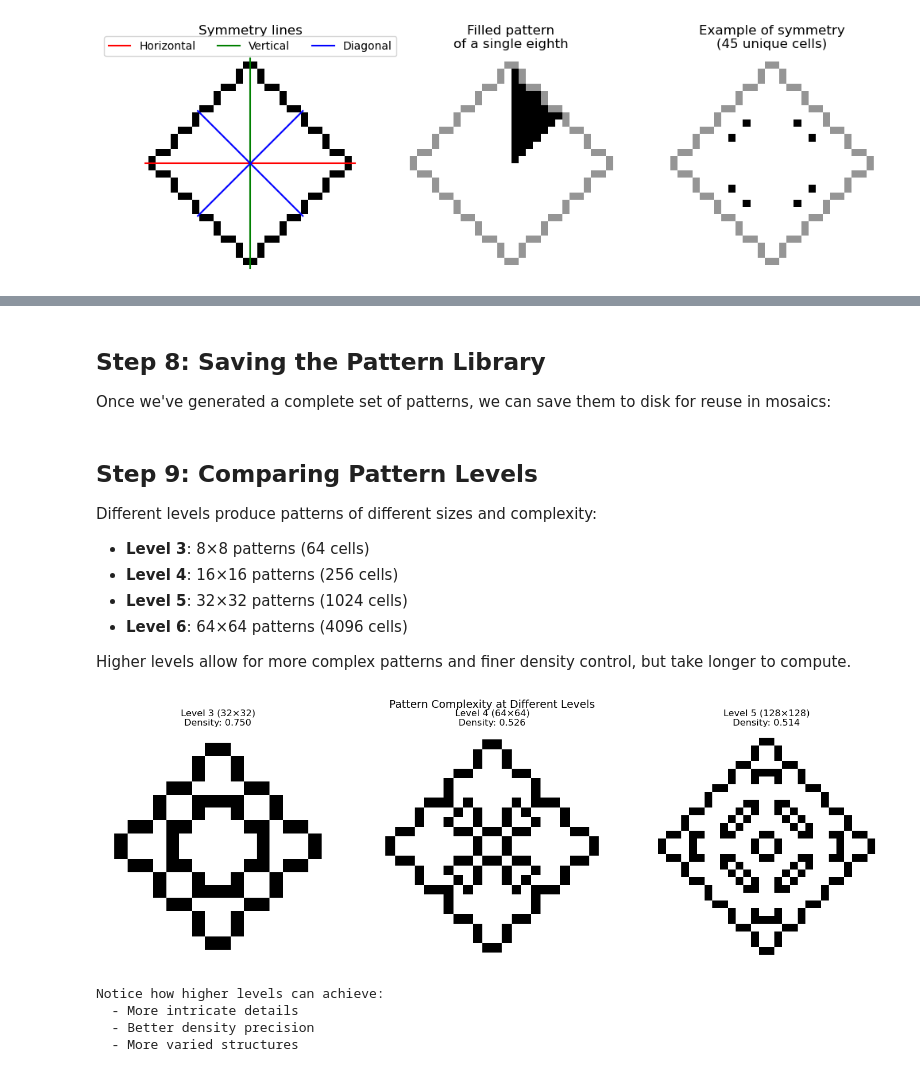
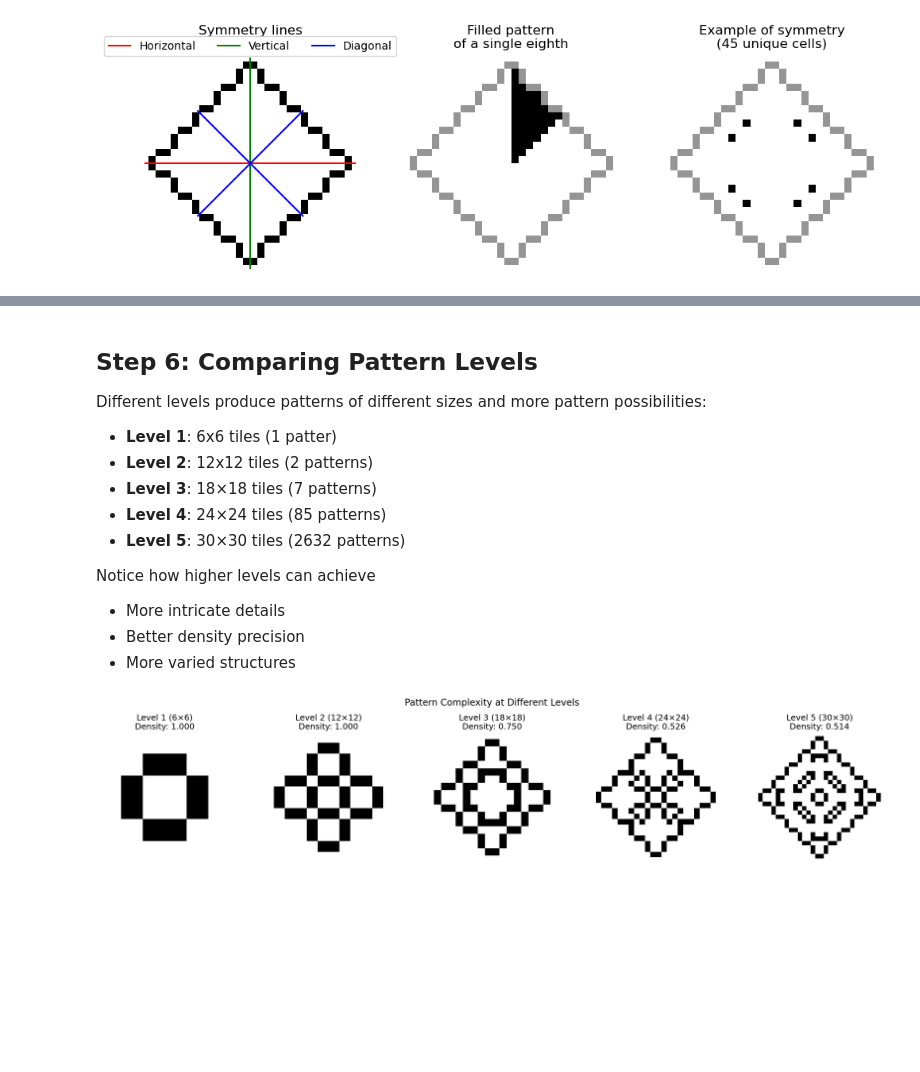
Before and after one commit to mrollier/game-of-life-mosaics, a Jupyter notebook: notebooks/pattern_generation.ipynb, the cells around one changed output, grey strips where cells are left out. Drawn from its saved outputs; the diff is of its cells as text; code cells hidden in the pictures; blank space fills up the shorter version.

```diff
--- a/notebooks/pattern_generation.ipynb
+++ b/notebooks/pattern_generation.ipynb
@@ -377,12 +187,14 @@ The `PatternLibrary.generate()` class method uses Gurobi to find all possible st
 # %%
-# TODO this does not work very well yet
-
-level=4
-solution_limit = 10
+level=1
+solution_limit = 100
 
 # Generate patterns for desired level
-print(f"Generating level {level} patterns...")
-print("This may take a few minutes...\n")
+print(f"Generating patterns of level {level} ...")
+if level == 4:
+    print("This may take a few seconds ...")
+elif level == 5:
+    print("This may take a few minutes ...")
+    print(f"(and we'll stop searching after {solution_limit} solutions)\n")
 
 # Use the public API to generate patterns
 library = PatternLibrary.generate(level=level, solution_limit=solution_limit)
@@ -391,25 +203,25 @@ print(f"\n✓ Generated {len(library.solutions)} unique patterns")
 
 # Calculate densities
 densities = library.densities
-print(f"  Density range: {densities.min():.3f} to {densities.max():.3f}")
+print(f"Normalised density range (by definition): {densities.min():.3f} to {densities.max():.3f}")
 
 # Visualize density distribution
 plt.figure(figsize=(10, 4))
 
 plt.subplot(1, 2, 1)
 plt.hist(densities, bins=20, edgecolor='black')
-plt.xlabel('Density')
-plt.ylabel('Number of Patterns')
-plt.title('Distribution of Pattern Densities')
+plt.xlabel('Normalised density')
+plt.ylabel('Number of patterns')
+plt.title('Distribution of normalised pattern densities')
 plt.grid(alpha=0.3)
 
 plt.subplot(1, 2, 2)
 # Show sample of patterns
 n_samples = min(10, len(library.solutions))
 indices = np.linspace(0, len(library.solutions)-1, n_samples, dtype=int)
-combined = np.hstack([library.solutions[i] for i in indices])
+combined = np.hstack([library.solutions[i] for i in indices[::-1]])
 plt.imshow(combined, cmap='binary', interpolation='nearest')
-plt.title('Sample Patterns (low to high density)')
+plt.title(f'Sample patterns\n{n_samples}/{len(library.solutions)} solutions (low to high density)')
 plt.axis('off')
 
 plt.tight_layout()
@@ -482,5 +294 @@ else:
 ✓ Pattern is a valid still-life (unchanged after 1 generation)
-# %% [markdown]
-## Step 8: Saving the Pattern Library
-
-Once we've generated a complete set of patterns, we can save them to disk for reuse in mosaics:
@@ -512,45 +295,41 @@ if SAVEFILES:
-# %% [markdown]
-## Step 9: Comparing Pattern Levels
-
-Different levels produce patterns of different sizes and complexity:
-
-- **Level 3**: 8×8 patterns (64 cells)
-- **Level 4**: 16×16 patterns (256 cells)
-- **Level 5**: 32×32 patterns (1024 cells)
-- **Level 6**: 64×64 patterns (4096 cells)
-
-Higher levels allow for more complex patterns and finer density control, but take longer to compute.
+# %% [markdown]
+## Step 6: Comparing Pattern Levels
+
+Different levels produce patterns of different sizes and more pattern possibilities:
+
+- **Level 1**: 6x6 tiles (1 patter)
+- **Level 2**: 12x12 tiles (2 patterns)
+- **Level 3**: 18×18 tiles (7 patterns)
+- **Level 4**: 24×24 tiles (85 patterns)
+- **Level 5**: 30×30 tiles (2632 patterns)
+
+Notice how higher levels can achieve
+- More intricate details
+- Better density precision
+- More varied structures
 # %%
 # Compare different levels
-fig, axes = plt.subplots(1, 3, figsize=(15, 5))
+fig, axes = plt.subplots(1, 5, figsize=(25, 5))
+fontsize=18
 
-levels = [3, 4, 5]
+levels = [1, 2, 3, 4, 5]
 target_density = 0.5
 
 for ax, level in zip(axes, levels):
     library = PatternLibrary.load(level=level)
 
     # Find pattern closest to target density
     idx = np.argmin(np.abs(library.densities - target_density))
     pattern = library.solutions[idx]
     actual_density = library.densities[idx]
 
-    size = 2**(level+2)
+    size = 6*level
     ax.imshow(pattern, cmap='binary', interpolation='nearest')
-    ax.set_title(f'Level {level} ({size}×{size})\nDensity: {actual_density:.3f}', fontsize=12)
+    ax.set_title(f'Level {level} ({size}×{size})\nDensity: {actual_density:.3f}', fontsize=fontsize)
     ax.axis('off')
 
-plt.suptitle('Pattern Complexity at Different Levels', fontsize=14)
+plt.suptitle('Pattern Complexity at Different Levels', fontsize=fontsize+2, y=1.03)
 plt.tight_layout()
 plt.show()
-
-print("Notice how higher levels can achieve:")
-print("  - More intricate details")
-print("  - Better density precision")
-print("  - More varied structures")
 # %% [output]
-[figure, old version]
+[figure, new version]
-Notice how higher levels can achieve:
-  - More intricate details
-  - Better density precision
-  - More varied structures
```
Also changed, not shown: parts of 17 cells of this notebook, 2 other files.
